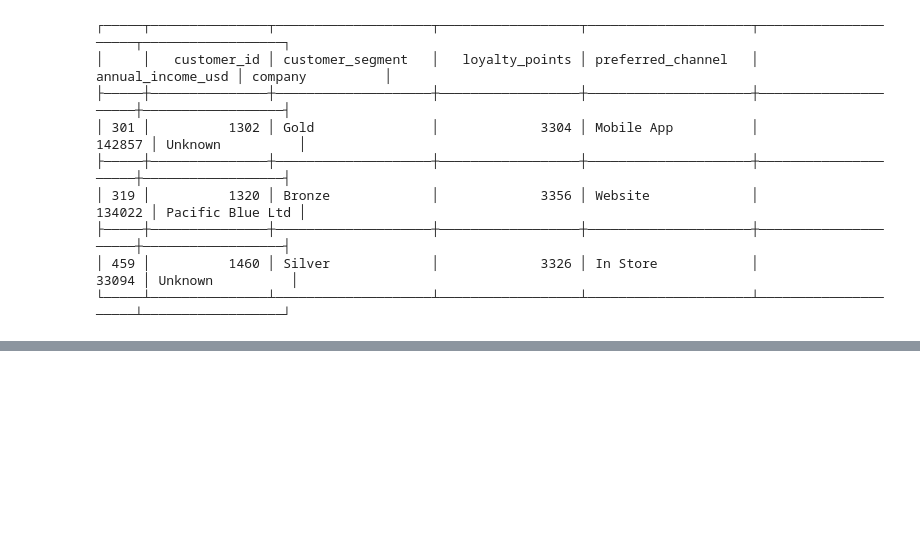
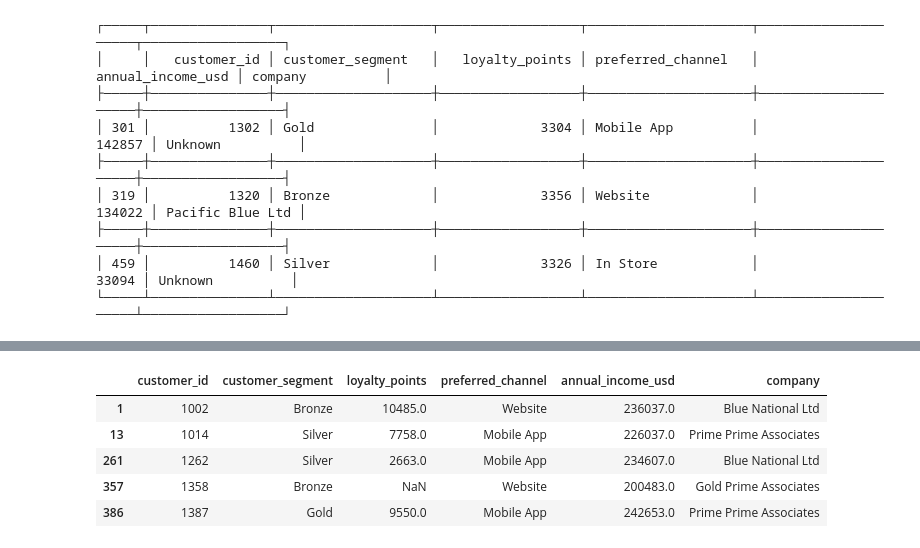
Before and after one commit to Ritik574-coder/python-foundations-to-mastery, a Jupyter notebook: Pandas/pandas_filtering _and_querying.ipynb, the cells around one changed output, grey strips where cells are left out. Saved outputs shown, nothing was run; the diff lists cells and outputs as text; code cells hidden in the pictures; blank space fills up the shorter version.

```diff
--- a/Pandas/pandas_filtering _and_querying.ipynb
+++ b/Pandas/pandas_filtering _and_querying.ipynb
@@ -321,0 +359,10 @@ print(
+# %%
+company_list = ['Prime Prime Associates', 'Blue National Ltd', 'Gold Prime Associates']
+customer_business_info_df.query("company in @company_list")
+# %% [output]
+|  | customer_id | customer_segment | loyalty_points | preferred_channel | annual_income_usd | company |
+| 1 | 1002 | Bronze | 10485.0 | Website | 236037.0 | Blue National Ltd |
+| 13 | 1014 | Silver | 7758.0 | Mobile App | 226037.0 | Prime Prime Associates |
+| 261 | 1262 | Silver | 2663.0 | Mobile App | 234607.0 | Blue National Ltd |
+| 357 | 1358 | Bronze | NaN | Website | 200483.0 | Gold Prime Associates |
+| 386 | 1387 | Gold | 9550.0 | Mobile App | 242653.0 | Prime Prime Associates |
```
Also changed, not shown: parts of 11 cells of this notebook, 2 other files.
